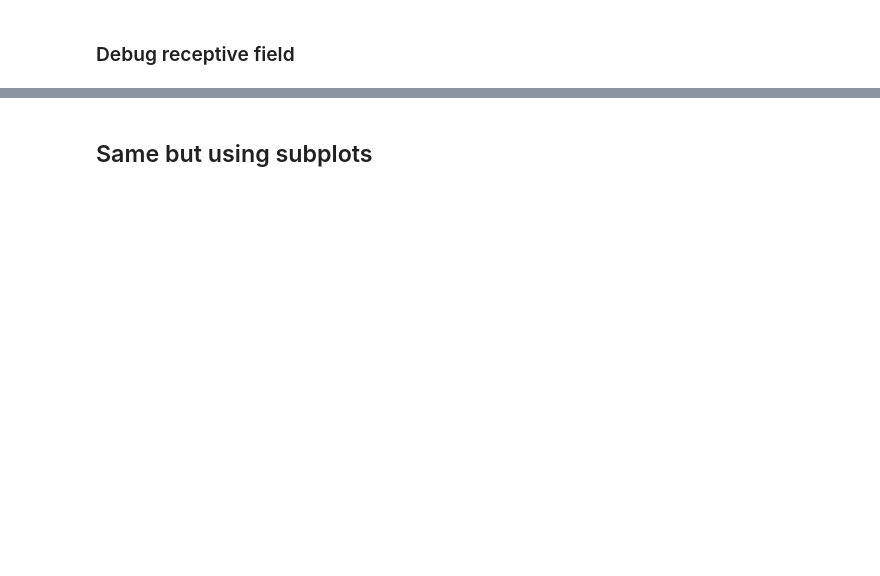
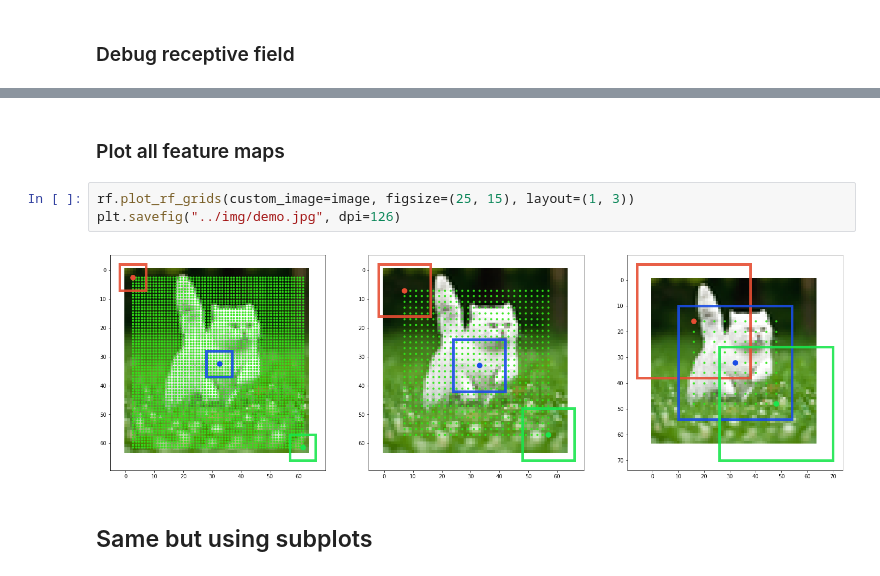
Before and after one commit to shelfwise/receptivefield, a Jupyter notebook: notebooks/keras_api.ipynb, the cells around one changed output, grey strips where cells are left out. Cells and saved outputs as stored; diff of their text form; blank space fills up the shorter version.

```diff
--- a/notebooks/keras_api.ipynb
+++ b/notebooks/keras_api.ipynb
@@ -133,3 +139,10 @@ rf.plot_rf_grid(custom_image=image, figsize=(7, 7))
+# %% [markdown]
+### Plot all feature maps
+# %%
+rf.plot_rf_grids(custom_image=image, figsize=(25, 15), layout=(1, 3))
+plt.savefig("../img/demo.jpg", dpi=126)
+# %% [output]
+[figure, added]
 # %% [markdown]
 ## Same but using subplots
 # %%
```
Also changed, not shown: parts of 14 cells of this notebook, 28 other files.
